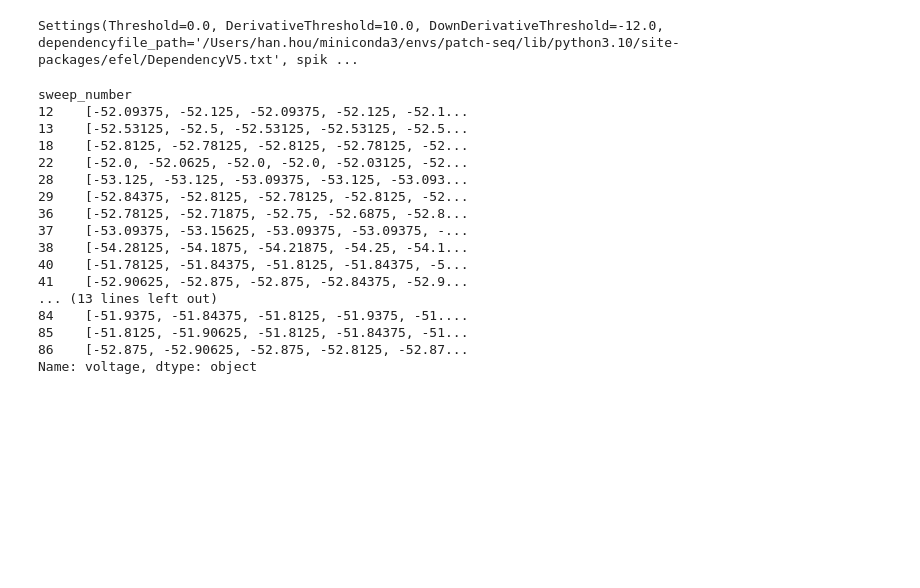
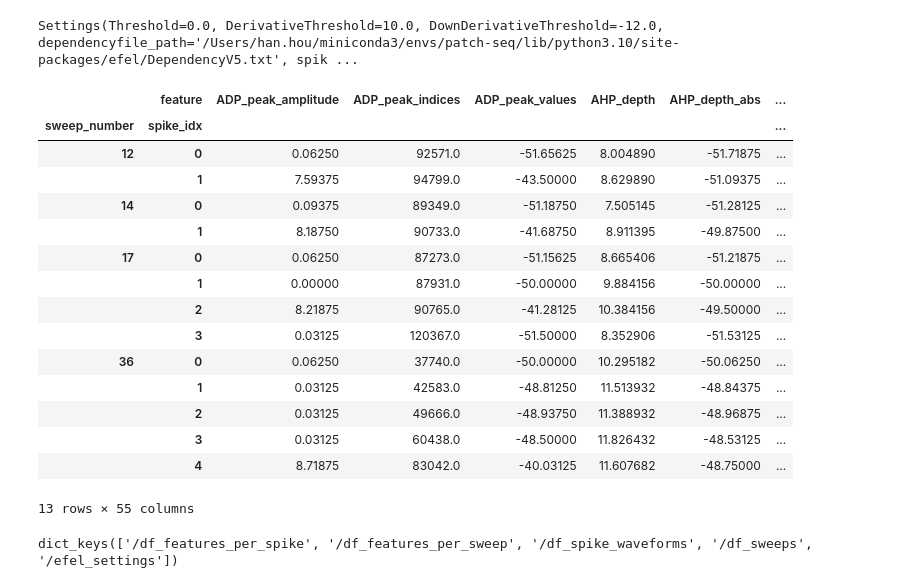
Before and after one commit to AllenNeuralDynamics/LCNE-patchseq-analysis, a Jupyter notebook: notebook/efel.ipynb, the cells around one changed output. Saved outputs shown, nothing was run; the diff lists cells and outputs as text; code cells hidden in the pictures; blank space fills up the shorter version.

```diff
--- a/notebook/efel.ipynb
+++ b/notebook/efel.ipynb
@@ -539,24 +501,27 @@ Settings(Threshold=0.0, DerivativeThreshold=10.0, DownDerivativeThreshold=-12.0,
 # %%
 from LCNE_patchseq_analysis.efel.single_cell import load_dict_from_hdf5
 
-loaded = load_dict_from_hdf5("data/efel_features/1418797120_efel_features.h5")
+loaded = load_dict_from_hdf5("data/efel_features/1418804349_efel_features.h5")
 # %%
-loaded["/interpolated_voltage"]
+loaded["/df_features_per_spike"]
 # %% [output]
+|  | feature | ADP_peak_amplitude | ADP_peak_indices | ADP_peak_values | AHP_depth | AHP_depth_abs | ... |
+| sweep_number | spike_idx |  |  |  |  |  | ... |
+| 12 | 0 | 0.06250 | 92571.0 | -51.65625 | 8.004890 | -51.71875 | ... |
+|  | 1 | 7.59375 | 94799.0 | -43.50000 | 8.629890 | -51.09375 | ... |
+| 14 | 0 | 0.09375 | 89349.0 | -51.18750 | 7.505145 | -51.28125 | ... |
+|  | 1 | 8.18750 | 90733.0 | -41.68750 | 8.911395 | -49.87500 | ... |
+| 17 | 0 | 0.06250 | 87273.0 | -51.15625 | 8.665406 | -51.21875 | ... |
+|  | 1 | 0.00000 | 87931.0 | -50.00000 | 9.884156 | -50.00000 | ... |
+|  | 2 | 8.21875 | 90765.0 | -41.28125 | 10.384156 | -49.50000 | ... |
+|  | 3 | 0.03125 | 120367.0 | -51.50000 | 8.352906 | -51.53125 | ... |
+| 36 | 0 | 0.06250 | 37740.0 | -50.00000 | 10.295182 | -50.06250 | ... |
+|  | 1 | 0.03125 | 42583.0 | -48.81250 | 11.513932 | -48.84375 | ... |
+|  | 2 | 0.03125 | 49666.0 | -48.93750 | 11.388932 | -48.96875 | ... |
+|  | 3 | 0.03125 | 60438.0 | -48.50000 | 11.826432 | -48.53125 | ... |
+|  | 4 | 8.71875 | 83042.0 | -40.03125 | 11.607682 | -48.75000 | ... |
-sweep_number
-12    [-52.09375, -52.125, -52.09375, -52.125, -52.1...
-13    [-52.53125, -52.5, -52.53125, -52.53125, -52.5...
-18    [-52.8125, -52.78125, -52.8125, -52.78125, -52...
-22    [-52.0, -52.0625, -52.0, -52.0, -52.03125, -52...
-28    [-53.125, -53.125, -53.09375, -53.125, -53.093...
-29    [-52.84375, -52.8125, -52.78125, -52.8125, -52...
-36    [-52.78125, -52.71875, -52.75, -52.6875, -52.8...
-37    [-53.09375, -53.15625, -53.09375, -53.09375, -...
-38    [-54.28125, -54.1875, -54.21875, -54.25, -54.1...
-40    [-51.78125, -51.84375, -51.8125, -51.84375, -5...
-41    [-52.90625, -52.875, -52.875, -52.84375, -52.9...
-... (13 lines left out)
-84    [-51.9375, -51.84375, -51.8125, -51.9375, -51....
-85    [-51.8125, -51.90625, -51.8125, -51.84375, -51...
-86    [-52.875, -52.90625, -52.875, -52.8125, -52.87...
-Name: voltage, dtype: object
+13 rows × 55 columns
+# %%
+loaded.keys()
+# %% [output]
+dict_keys(['/df_features_per_spike', '/df_features_per_sweep', '/df_spike_waveforms', '/df_sweeps', '/efel_settings'])
```
Also changed, not shown: parts of 3 cells of this notebook, 2 other files.
